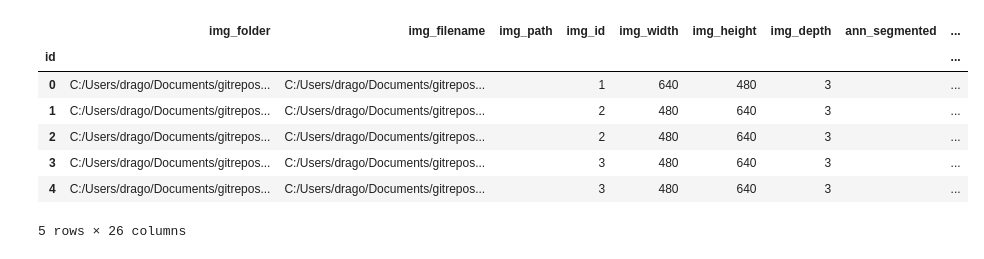
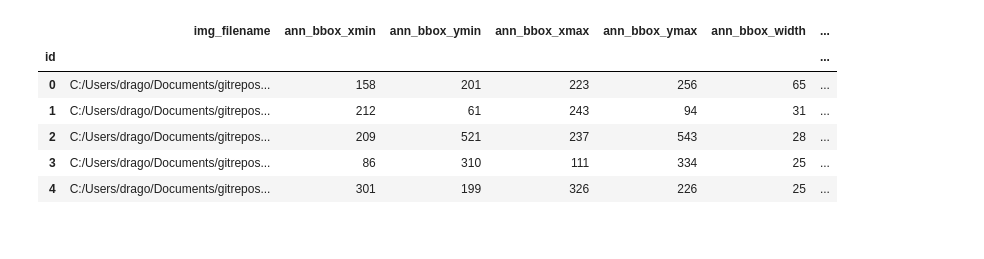
Before and after one commit to MatthewPerryman/recycle_robot, a Jupyter notebook: converter.ipynb, the cells around one changed output. Cells and saved outputs as stored; diff of their text form; code cells hidden in the pictures.

```diff
--- a/converter.ipynb
+++ b/converter.ipynb
@@ -3,26 +5,26 @@ from pylabel import importer
 # %%
 auto_path_to_annotations = "Autogathered_Dataset/1/Completed_Labels.json"
 auto_path_to_images = "Autogathered_Dataset/1/data/"
 
 cross_path_to_annotations = "C:/Users/drago/Documents/gitrepos/Cross-Recessed-Screw_Deep-Learning-Datasets/Training_Annotations/coco_small.json"
 cross_path_to_images = "C:/Users/drago/Documents/gitrepos/Cross-Recessed-Screw_Deep-Learning-Datasets/Training_Images/thumbnail/"
 
 dataset_auto_or_screw = False # True = auto, False = screw
 if dataset_auto_or_screw:
     path_to_annotations = auto_path_to_annotations
     path_to_images = auto_path_to_images
 else:
     path_to_annotations = cross_path_to_annotations
     path_to_images = cross_path_to_images
 
 dataset = importer.ImportCoco(path_to_annotations, path_to_images=path_to_images, name="cross_dataset_1")
-dataset.df.head(5)
+# Check the image dimensions of the dataset
+dataset.df[['img_filename', 'ann_bbox_xmin', 'ann_bbox_ymin', 'ann_bbox_xmax', 'ann_bbox_ymax', 'ann_bbox_width', 'ann_bbox_height', 'ann_area']].head()
 # %% [output]
-|  | img_folder | img_filename | img_path | img_id | img_width | img_height | img_depth | ann_segmented | ... |
-| id |  |  |  |  |  |  |  |  | ... |
-| 0 | C:/Users/drago/Documents/gitrepos... | C:/Users/drago/Documents/gitrepos... |  | 1 | 640 | 480 | 3 |  | ... |
-| 1 | C:/Users/drago/Documents/gitrepos... | C:/Users/drago/Documents/gitrepos... |  | 2 | 480 | 640 | 3 |  | ... |
-| 2 | C:/Users/drago/Documents/gitrepos... | C:/Users/drago/Documents/gitrepos... |  | 2 | 480 | 640 | 3 |  | ... |
-| 3 | C:/Users/drago/Documents/gitrepos... | C:/Users/drago/Documents/gitrepos... |  | 3 | 480 | 640 | 3 |  | ... |
-| 4 | C:/Users/drago/Documents/gitrepos... | C:/Users/drago/Documents/gitrepos... |  | 3 | 480 | 640 | 3 |  | ... |
+|  | img_filename | ann_bbox_xmin | ann_bbox_ymin | ann_bbox_xmax | ann_bbox_ymax | ann_bbox_width | ... |
+| id |  |  |  |  |  |  | ... |
+| 0 | C:/Users/drago/Documents/gitrepos... | 158 | 201 | 223 | 256 | 65 | ... |
+| 1 | C:/Users/drago/Documents/gitrepos... | 212 | 61 | 243 | 94 | 31 | ... |
+| 2 | C:/Users/drago/Documents/gitrepos... | 209 | 521 | 237 | 543 | 28 | ... |
+| 3 | C:/Users/drago/Documents/gitrepos... | 86 | 310 | 111 | 334 | 25 | ... |
+| 4 | C:/Users/drago/Documents/gitrepos... | 301 | 199 | 326 | 226 | 25 | ... |
-5 rows × 26 columns
```
Also changed, not shown: parts of 4 cells of this notebook.
